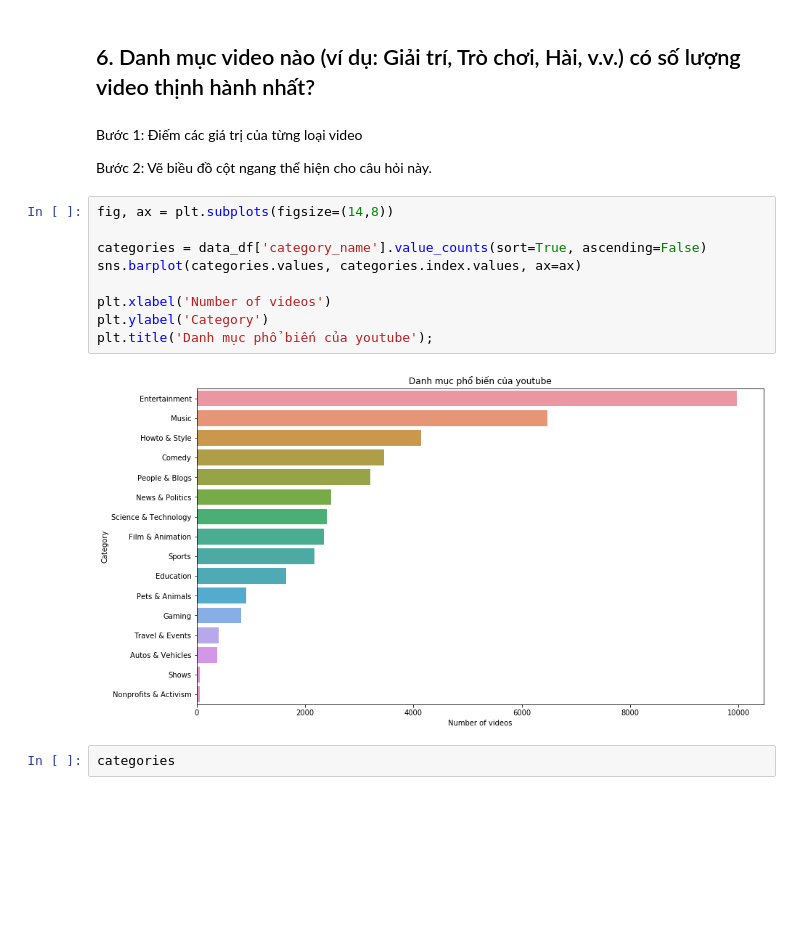
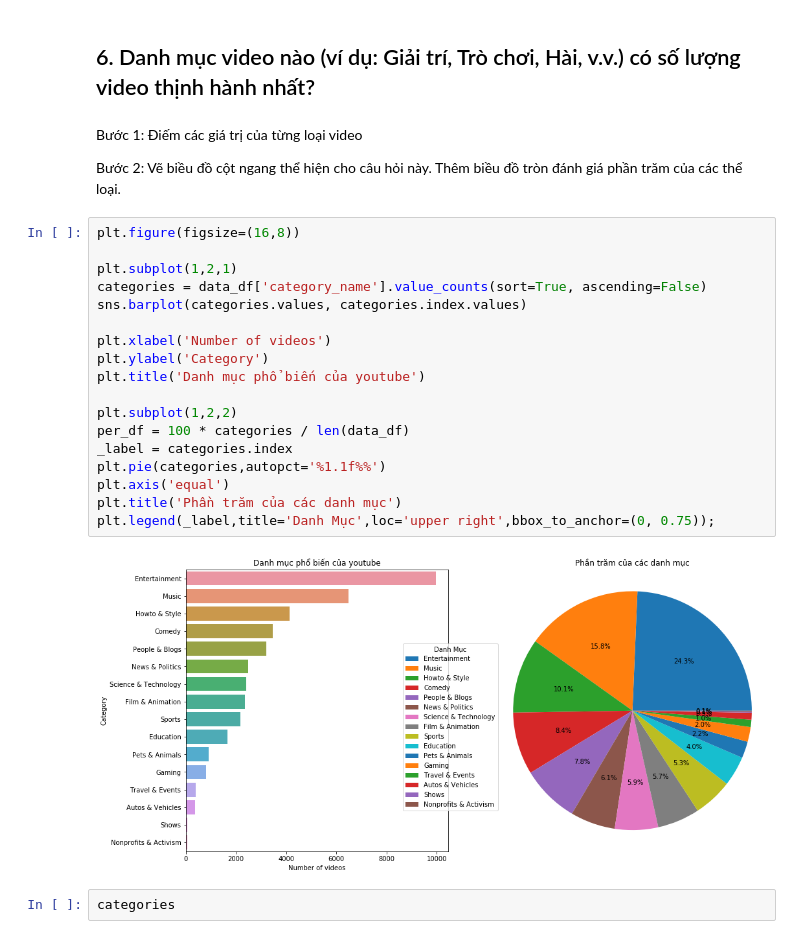
Before and after one commit to NguyenBinhHCMUS/LT4DS_FinalProject, a Jupyter notebook: 1712296-NguyenVanTamBinh.ipynb, the cells around one changed output. Drawn from its saved outputs; the diff is of its cells as text; blank space fills up the shorter version.

Commit message:
Hoàn thiện phần nhận xét của các bạn

```diff
--- a/1712296-NguyenVanTamBinh.ipynb
+++ b/1712296-NguyenVanTamBinh.ipynb
@@ -444,18 +462,27 @@ Ngoài ra, có một mối tương quan tích cực đáng kể giữa nhận x
 # %% [markdown]
 Bước 1: Điếm các giá trị của từng loại video
 
-Bước 2: Vẽ biều đồ cột ngang thể hiện cho câu hỏi này.
+Bước 2: Vẽ biều đồ cột ngang thể hiện cho câu hỏi này. Thêm biều đồ tròn đánh giá phần trăm của các thể loại.
 # %%
-fig, ax = plt.subplots(figsize=(14,8))
+plt.figure(figsize=(16,8))
 
+plt.subplot(1,2,1)
 categories = data_df['category_name'].value_counts(sort=True, ascending=False)
-sns.barplot(categories.values, categories.index.values, ax=ax)
+sns.barplot(categories.values, categories.index.values)
 
 plt.xlabel('Number of videos')
 plt.ylabel('Category')
-plt.title('Danh mục phổ biến của youtube');
+plt.title('Danh mục phổ biến của youtube')
+
+plt.subplot(1,2,2)
+per_df = 100 * categories / len(data_df)
+_label = categories.index
+plt.pie(categories,autopct='%1.1f%%')
+plt.axis('equal')
+plt.title('Phần trăm của các danh mục')
+plt.legend(_label,title='Danh Mục',loc='upper right',bbox_to_anchor=(0, 0.75));
 # %% [output]
-[figure, old version]
+[figure, new version]
 # %%
 categories
 # %% [output]
```
Also changed, not shown: parts of 10 cells of this notebook.
